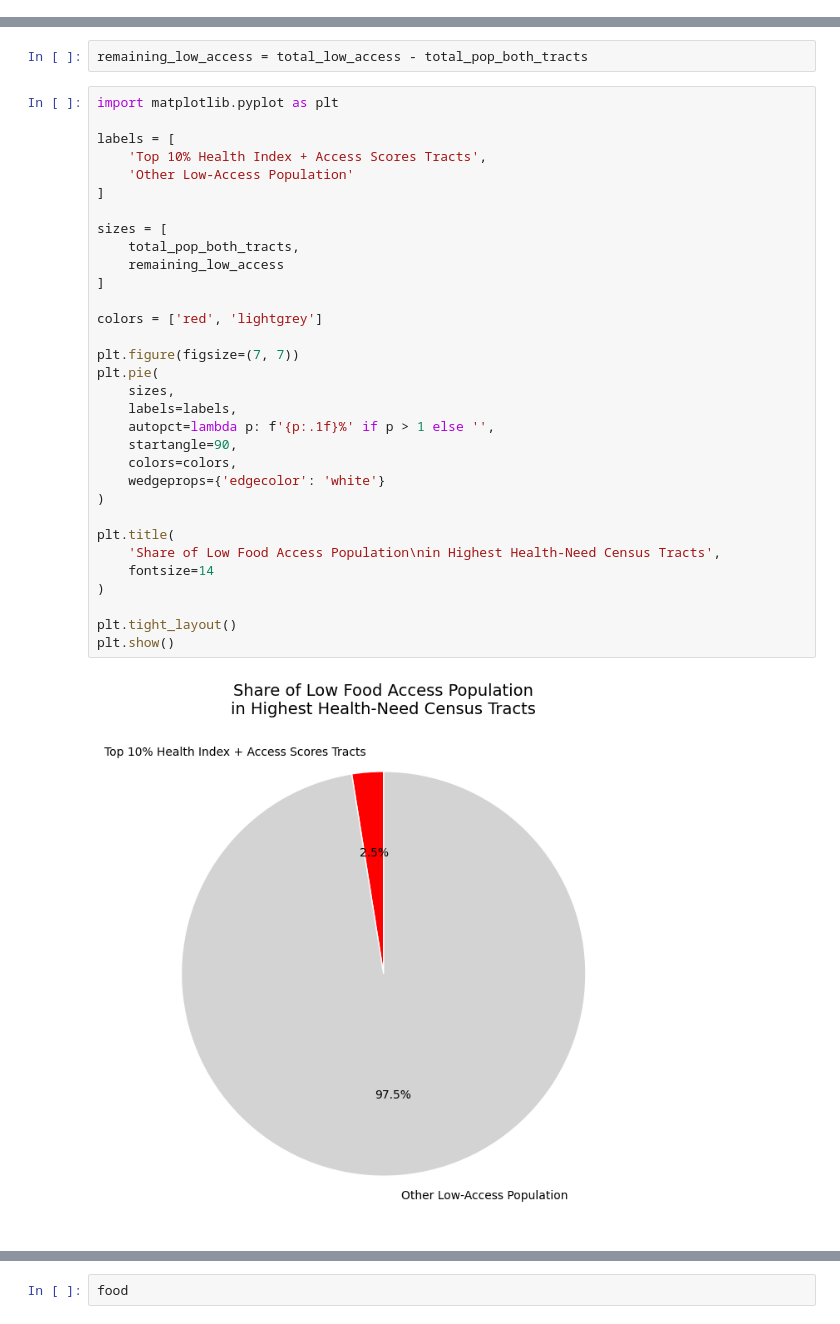
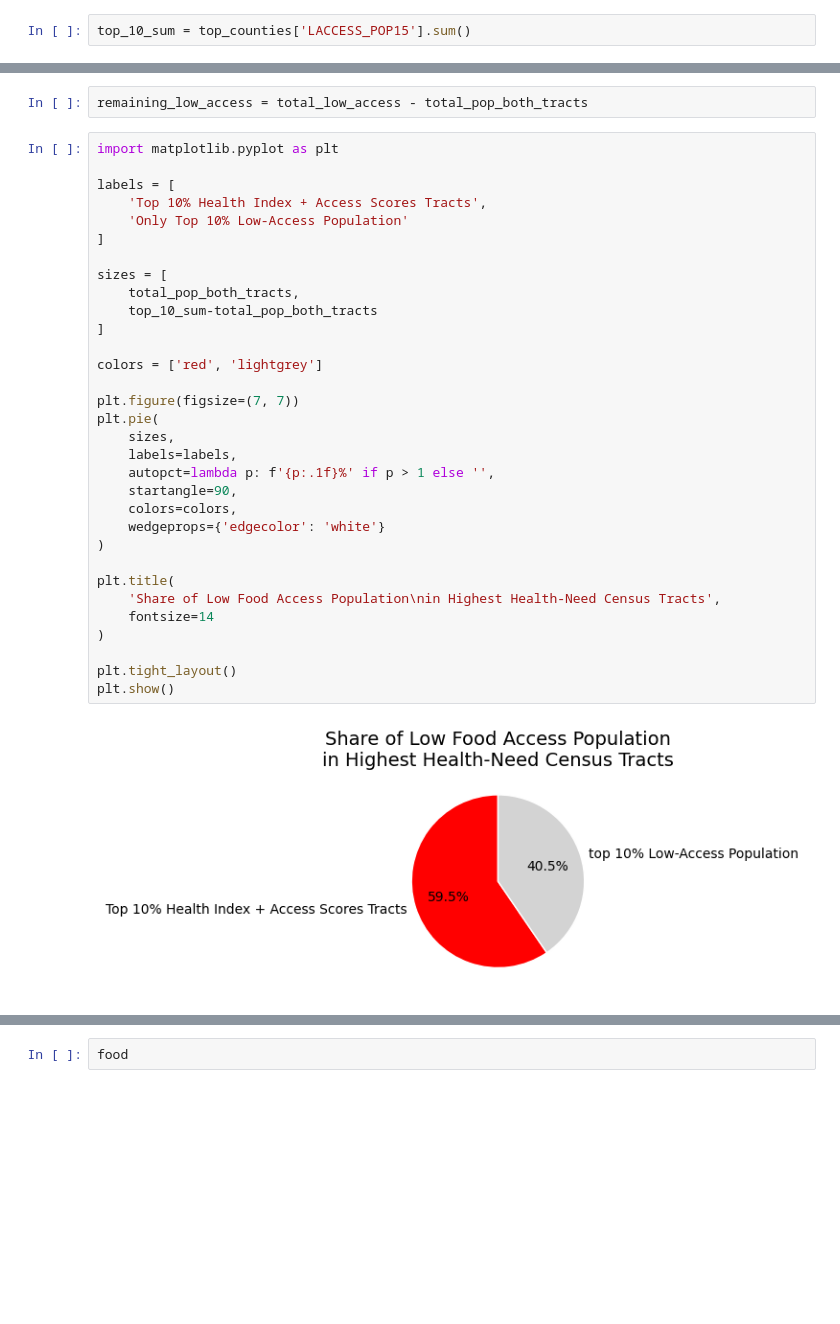
Before and after one commit to bangaloren/N1Health, a Jupyter notebook: n1_analytics-Copy1.ipynb, the cells around one changed output, grey strips where cells are left out. Drawn from its saved outputs; the diff is of its cells as text; blank space fills up the shorter version.

```diff
--- a/n1_analytics-Copy1.ipynb
+++ b/n1_analytics-Copy1.ipynb
@@ -505,3 +539,5 @@ top_counties.shape
+# %%
+top_10_sum = top_counties['LACCESS_POP15'].sum()
 # %%
 import matplotlib.pyplot as plt
 
@@ -1004,33 +1053,33 @@ remaining_low_access = total_low_access - total_pop_both_tracts
 import matplotlib.pyplot as plt
 
 labels = [
     'Top 10% Health Index + Access Scores Tracts',
-    'Other Low-Access Population'
+    'Only Top 10% Low-Access Population'
 ]
 
 sizes = [
     total_pop_both_tracts,
-    remaining_low_access
+    top_10_sum-total_pop_both_tracts
 ]
 
 colors = ['red', 'lightgrey']
 
 plt.figure(figsize=(7, 7))
 plt.pie(
     sizes,
     labels=labels,
     autopct=lambda p: f'{p:.1f}%' if p > 1 else '',
     startangle=90,
     colors=colors,
     wedgeprops={'edgecolor': 'white'}
 )
 
 plt.title(
     'Share of Low Food Access Population\nin Highest Health-Need Census Tracts',
     fontsize=14
 )
 
 plt.tight_layout()
 plt.show()
 # %% [output]
-[figure, old version]
+[figure, new version]
```
Also changed, not shown: parts of 7 cells of this notebook, 3 other files.
